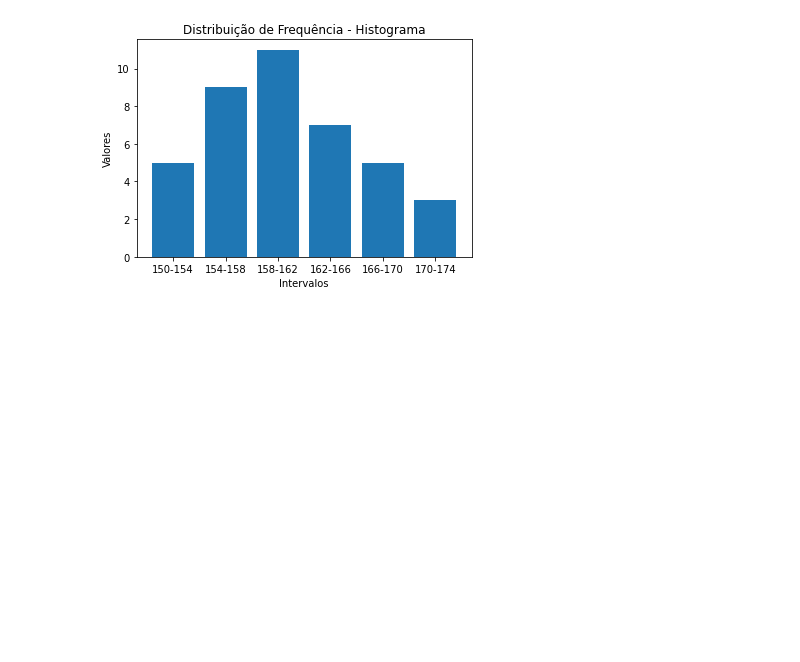
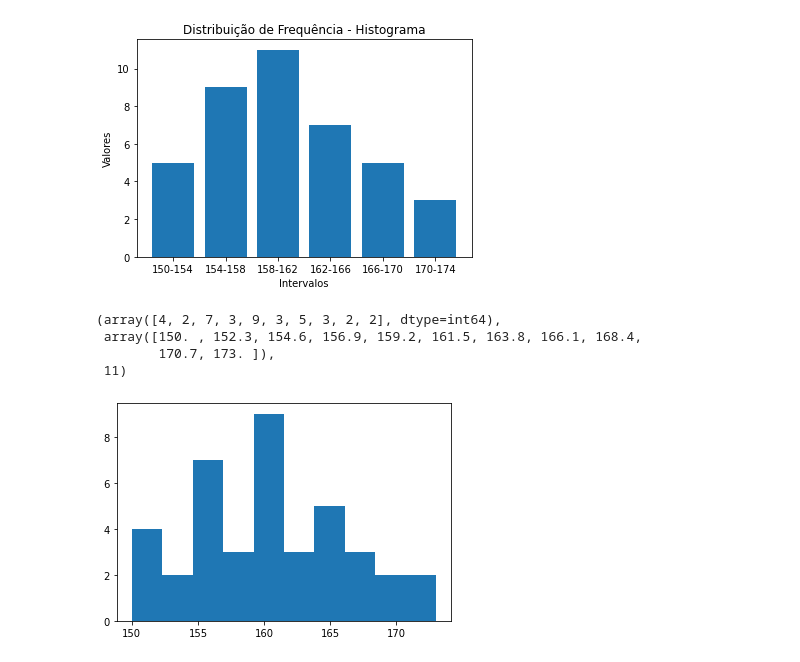
Before and after one commit to caiquemiranda/python-statistics, a Jupyter notebook: estatistica-machine-learning/cls03-Distribuição-de-frequencia.ipynb, the cells around one changed output. Drawn from its saved outputs; the diff is of its cells as text; code cells hidden in the pictures; blank space fills up the shorter version.

Commit message:
dist-hist-kde

```diff
--- a/estatistica-machine-learning/cls03-Distribuição-de-frequencia.ipynb
+++ b/estatistica-machine-learning/cls03-Distribuição-de-frequencia.ipynb
@@ -143,3 +143,28 @@ plt.ylabel('Valores')
 plt.show()
 # %% [output]
 [figure]
+# %%
+# criação da lista de valores
+
+dados = np.array([160, 165, 167, 164, 160, 166, 160, 161, 150, 152, 173, 160, 155,
+                  164, 168, 162, 161, 168, 163, 156, 155, 169, 151, 170, 164,
+                  155, 152, 163, 160, 155, 157, 156, 158, 158, 161, 154, 161, 156, 172, 153])
+# %%
+# uso do metodo np.histogram para criar a distribuição de frequência
+
+frequencia, classes = np.histogram(dados)
+# %%
+# visualização dos dados após a distribuição de frequência
+
+frequencia, classes, len(classes)
+# %% [output]
+(array([4, 2, 7, 3, 9, 3, 5, 3, 2, 2], dtype=int64),
+ array([150. , 152.3, 154.6, 156.9, 159.2, 161.5, 163.8, 166.1, 168.4,
+        170.7, 173. ]),
+ 11)
+# %%
+# visualização da distribuição de frequência graficamente
+
+plt.hist(dados, bins=classes);
+# %% [output]
+[figure, added]
```
Also changed, not shown: parts of 9 cells of this notebook.
